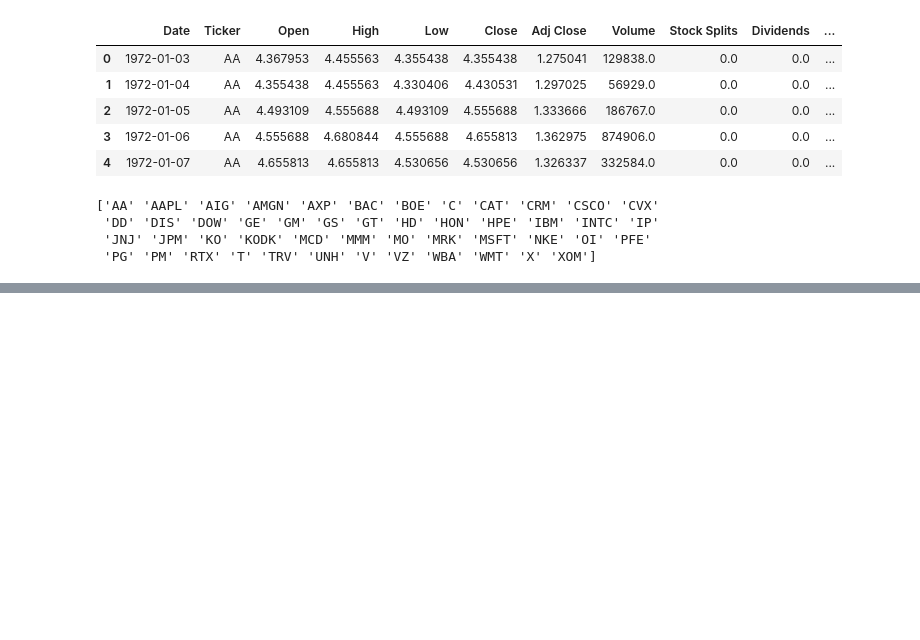
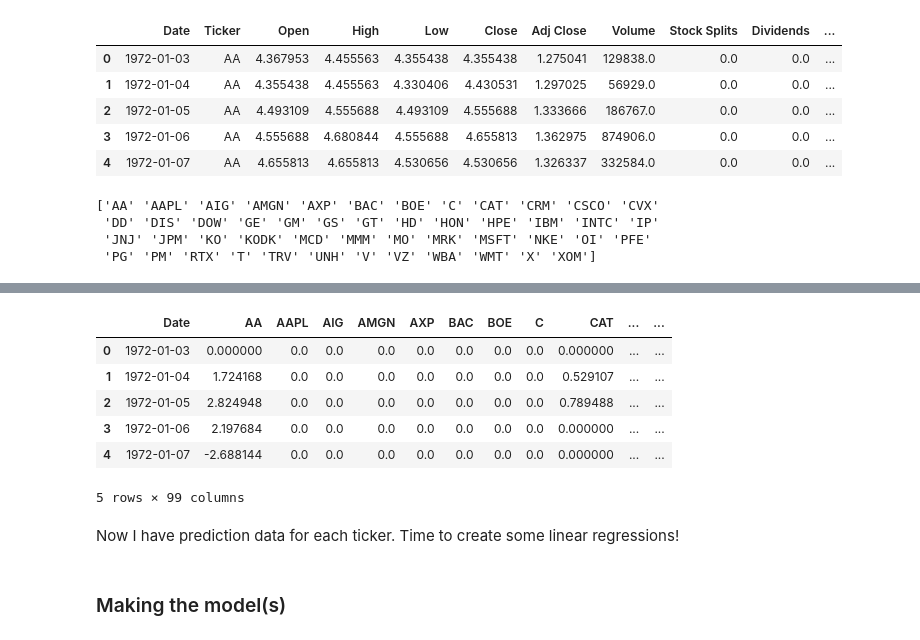
Before and after one commit to zdravoj/stock-bot, a Jupyter notebook: trading_sandbox.ipynb, the cells around one changed output, grey strips where cells are left out. Saved outputs shown, nothing was run; the diff lists cells and outputs as text; code cells hidden in the pictures; blank space fills up the shorter version.

```diff
--- a/trading_sandbox.ipynb
+++ b/trading_sandbox.ipynb
@@ -602,0 +621,3 @@ Name: Percentage Change, dtype: float64
+# %%
+ticker_prediction_names = [ticker + "_pred" for ticker in unique_tickers]
+print(ticker_prediction_names[:5])
@@ -602,0 +626,9 @@ Name: Percentage Change, dtype: float64
+# %%
+prediction_data_ = np.array([
+        [1 if djia_pct.loc[i+1, ticker]>0.0 else 0 for i in range(djia_pct.shape[0]-1)]
+    for ticker in unique_tickers]
+)
+prediction_data = pd.DataFrame(
+    data= prediction_data_.T,
+    columns= ticker_prediction_names
+)
@@ -602,0 +645,2 @@ Name: Percentage Change, dtype: float64
+# %%
+prediction_data.loc[len(prediction_data.index)] = np.zeros(prediction_data.shape[1])
@@ -602,0 +657,16 @@ Name: Percentage Change, dtype: float64
+# %%
+djia_wpreds = pd.concat([djia_pct, prediction_data], axis=1)
+# %%
+djia_wpreds.head()
+# %% [output]
+|  | Date | AA | AAPL | AIG | AMGN | AXP | BAC | BOE | C | CAT | ... | ... |
+| 0 | 1972-01-03 | 0.000000 | 0.0 | 0.0 | 0.0 | 0.0 | 0.0 | 0.0 | 0.0 | 0.000000 | ... | ... |
+| 1 | 1972-01-04 | 1.724168 | 0.0 | 0.0 | 0.0 | 0.0 | 0.0 | 0.0 | 0.0 | 0.529107 | ... | ... |
+| 2 | 1972-01-05 | 2.824948 | 0.0 | 0.0 | 0.0 | 0.0 | 0.0 | 0.0 | 0.0 | 0.789488 | ... | ... |
+| 3 | 1972-01-06 | 2.197684 | 0.0 | 0.0 | 0.0 | 0.0 | 0.0 | 0.0 | 0.0 | 0.000000 | ... | ... |
+| 4 | 1972-01-07 | -2.688144 | 0.0 | 0.0 | 0.0 | 0.0 | 0.0 | 0.0 | 0.0 | 0.000000 | ... | ... |
+5 rows × 99 columns
+# %% [markdown]
+Now I have prediction data for each ticker. Time to create some linear regressions!
+# %% [markdown]
+### Making the model(s)
```
Also changed, not shown: parts of 13 cells of this notebook.
